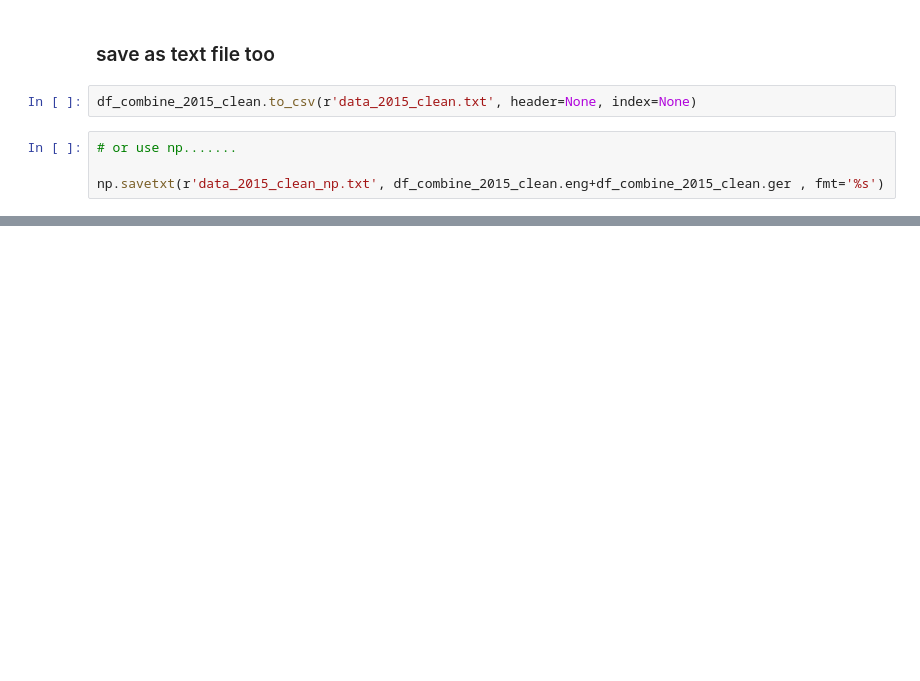
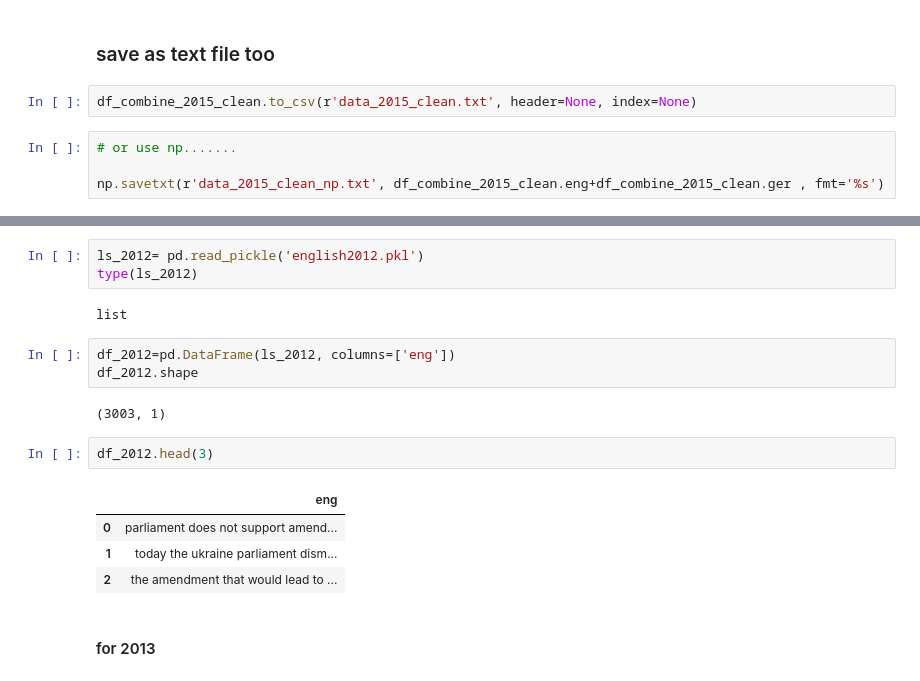
Before and after one commit to HassanSherwani/Language_Translator, a Jupyter notebook: 0.work.ipynb, the cells around one changed output, grey strips where cells are left out. Cells and saved outputs as stored; diff of their text form; blank space fills up the shorter version.

```diff
--- a/0.work.ipynb
+++ b/0.work.ipynb
@@ -582,0 +638,19 @@ save_clean_sentences(lines, filename)
+# %%
+ls_2012= pd.read_pickle('english2012.pkl')
+type(ls_2012)
+# %% [output]
+list
+# %%
+df_2012=pd.DataFrame(ls_2012, columns=['eng'])
+df_2012.shape
+# %% [output]
+(3003, 1)
+# %%
+df_2012.head(3)
+# %% [output]
+|  | eng |
+| 0 | parliament does not support amend... |
+| 1 | today the ukraine parliament dism... |
+| 2 | the amendment that would lead to ... |
+# %% [markdown]
+#### for 2013
```
Also changed, not shown: parts of 85 cells of this notebook.
